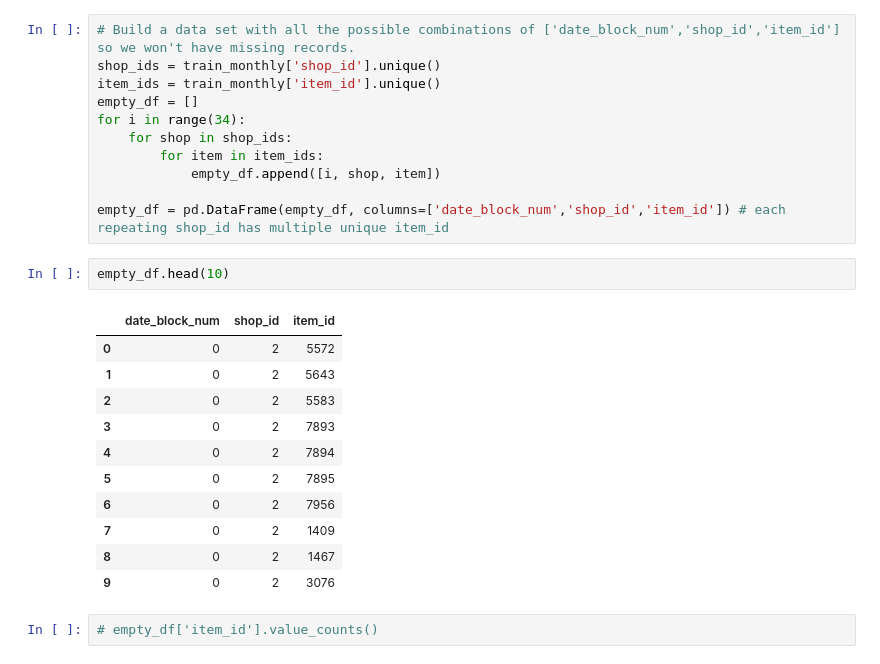
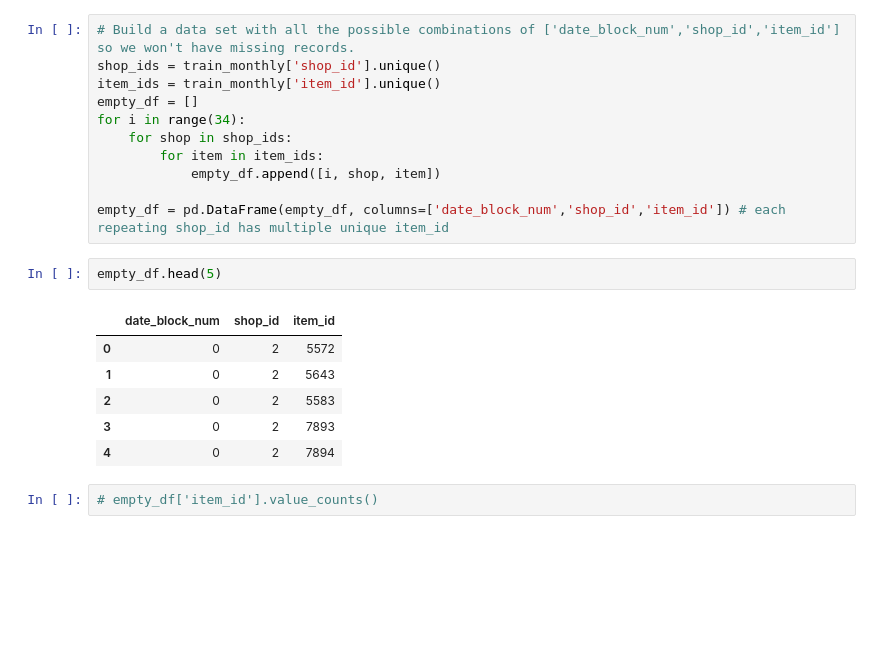
Before and after one commit to saurabhsatasia/Predict-Future-Sales, a Jupyter notebook: Untitled.ipynb, the cells around one changed output. Drawn from its saved outputs; the diff is of its cells as text; blank space fills up the shorter version.

```diff
--- a/Untitled.ipynb
+++ b/Untitled.ipynb
@@ -160,19 +167,14 @@ for i in range(34):
 
 empty_df = pd.DataFrame(empty_df, columns=['date_block_num','shop_id','item_id']) # each repeating shop_id has multiple unique item_id
 # %%
-empty_df.head(10)
+empty_df.head(5)
 # %% [output]
 |  | date_block_num | shop_id | item_id |
 | 0 | 0 | 2 | 5572 |
 | 1 | 0 | 2 | 5643 |
 | 2 | 0 | 2 | 5583 |
 | 3 | 0 | 2 | 7893 |
 | 4 | 0 | 2 | 7894 |
-| 5 | 0 | 2 | 7895 |
-| 6 | 0 | 2 | 7956 |
-| 7 | 0 | 2 | 1409 |
-| 8 | 0 | 2 | 1467 |
-| 9 | 0 | 2 | 3076 |
 # %%
 # empty_df['item_id'].value_counts()
 # %%
```
Also changed, not shown: parts of 13 cells of this notebook, 1 other file.
